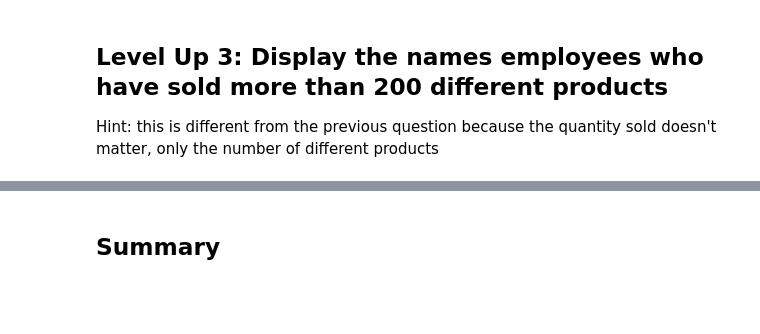
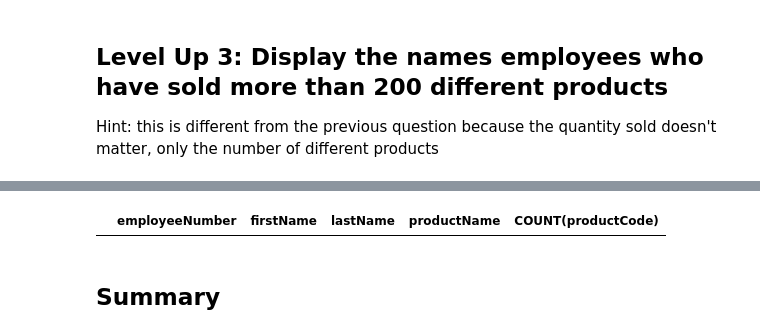
Before and after one commit to mercy-gh/SQL-Phase2, a Jupyter notebook: dsc-join-statements-lab-index.ipynb, the cells around one changed output, grey strips where cells are left out. Drawn from its saved outputs; the diff is of its cells as text; code cells hidden in the pictures; blank space fills up the shorter version.

```diff
--- a/dsc-join-statements-lab-index.ipynb
+++ b/dsc-join-statements-lab-index.ipynb
@@ -353,6 +351,25 @@ pd.read_sql(""" SELECT employeeNumber, firstName, lastName,productName , COUNT(p
 | 3 | 1401 | Pamela | Castillo | 1972 Alfa Romeo GTA | 272 |
 | 4 | 1501 | Larry | Bott | 1972 Alfa Romeo GTA | 236 |
 | 5 | 1504 | Barry | Jones | 1952 Alpine Renault 1300 | 220 |
+# %%
+#Select names of employees from employees table who have sold more than 200 different products
+# joining tables: employees, orders, orderdetails and product,
+#
+pd.read_sql(""" SELECT employeeNumber, firstName, lastName, productName, COUNT(productCode)
+            FROM employees as e
+            JOIN
+            customers as c on e.employeeNumber=c.salesRepEmployeeNumber
+            JOIN
+            orders as o USING(customerNumber)
+            JOIN
+            orderdetails AS od USING(orderNumber)
+            JOIN
+            products USING(productCode)
+            GROUP BY employeeNumber
+            HAVING COUNT(DISTINCT(productCode))>200
+            """,conn)
+# %% [output]
+|  | employeeNumber | firstName | lastName | productName | COUNT(productCode) |
 # %% [markdown]
 ## Summary
 # %% [markdown]
```
Also changed, not shown: parts of 2 cells of this notebook, 5 other files.
